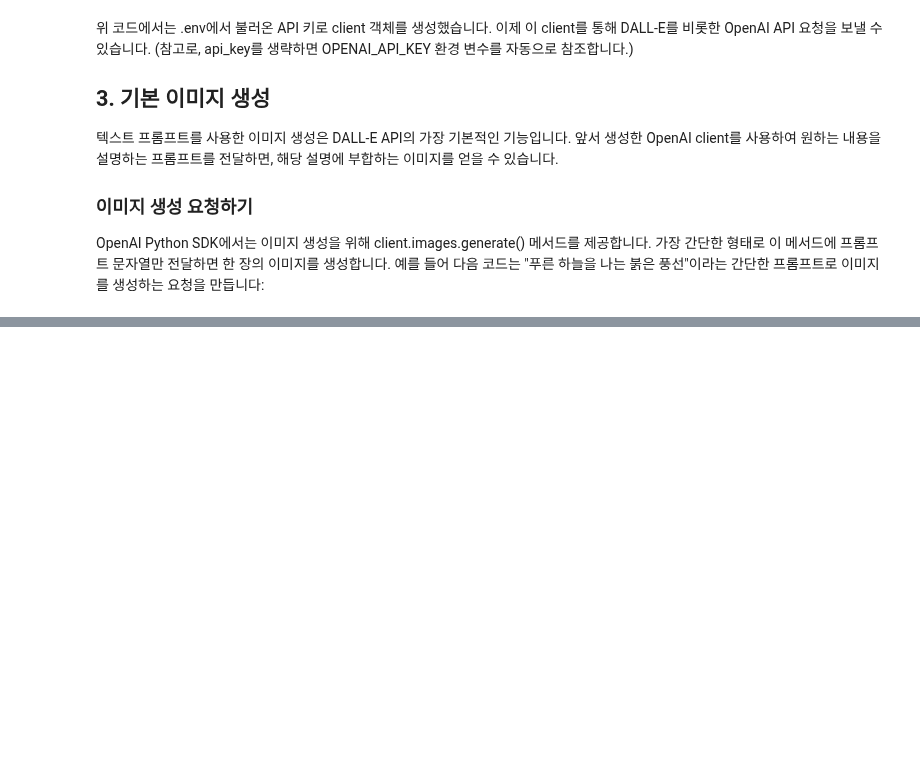
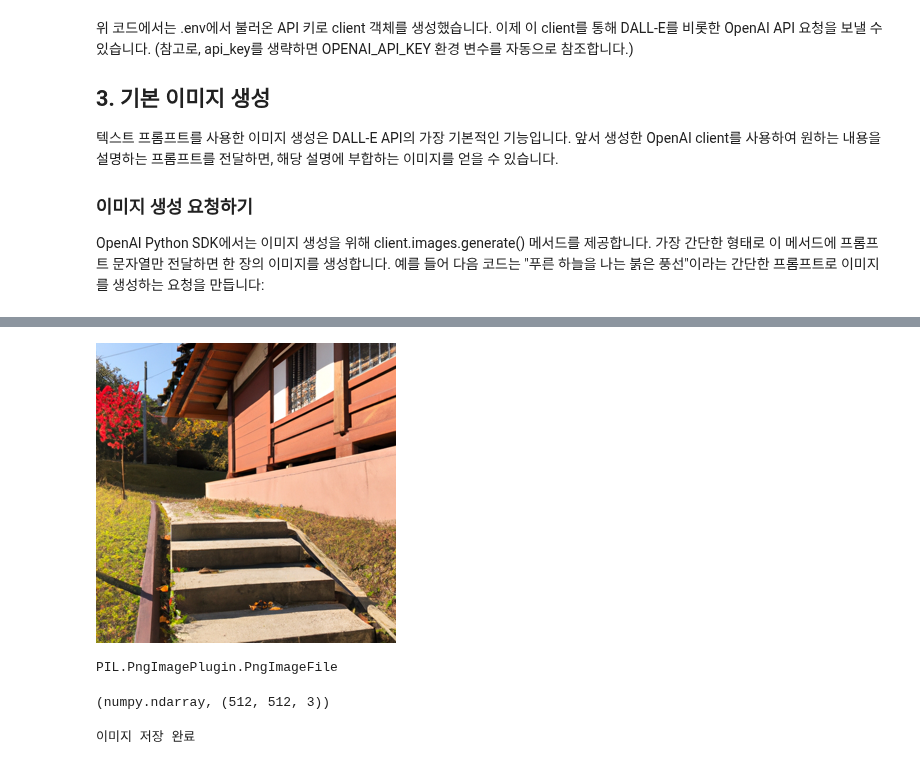
Before and after one commit to onizuka-38/ai_x, a Jupyter notebook: source/08_LLM/ch4_D.ipynb, the cells around one changed output, grey strips where cells are left out. Drawn from its saved outputs; the diff is of its cells as text; code cells hidden in the pictures; blank space fills up the shorter version.

Commit message:
DALLE

```diff
--- a/source/08_LLM/ch4_D.ipynb
+++ b/source/08_LLM/ch4_D.ipynb
@@ -28,3 +28,15 @@ client = OpenAI()
 
 ### 이미지 생성 요청하기
 OpenAI Python SDK에서는 이미지 생성을 위해 client.images.generate() 메서드를 제공합니다. 가장 간단한 형태로 이 메서드에 프롬프트 문자열만 전달하면 한 장의 이미지를 생성합니다. 예를 들어 다음 코드는 "푸른 하늘을 나는 붉은 풍선"이라는 간단한 프롬프트로 이미지를 생성하는 요청을 만듭니다:
+# %%
+prompt_text = "숲이 보이는 밝은 자연 이미지를 그려줘"
+response = client.images.generate(
+    prompt=prompt_text,
+    model="dall-e-2",
+    n=1,
+    size="512x512"
+    # quality=
+)
+# %%
+image_url = response.data[0].url
+print(image_url)
@@ -30,0 +49,29 @@ OpenAI Python SDK에서는 이미지 생성을 위해 client.images.generate()
+# %%
+from PIL import Image
+import requests
+image = Image.open(requests.get(image_url, stream=True).raw)
+image.resize((300,300))
+# %% [output]
+[figure, added]
+# %%
+type(image)
+# %% [output]
+PIL.PngImagePlugin.PngImageFile
+# %%
+import numpy as np
+image_array = np.array(image)
+type(image_array), image_array.shape
+# %% [output]
+(numpy.ndarray, (512, 512, 3))
+# %%
+# image_url 저장
+img_response = requests.get(image_url)
+if img_response.status_code==200:
+    with open('data/ch4_generated_dalle2.jpg', 'wb') as f:
+        f.write(img_response.content)
+        # f.close()
+    print('이미지 저장 완료')
+else:
+    print('이미지 저장 실패')
+# %% [output]
+이미지 저장 완료
```
Also changed, not shown: parts of 3 cells of this notebook, 1 other file.
